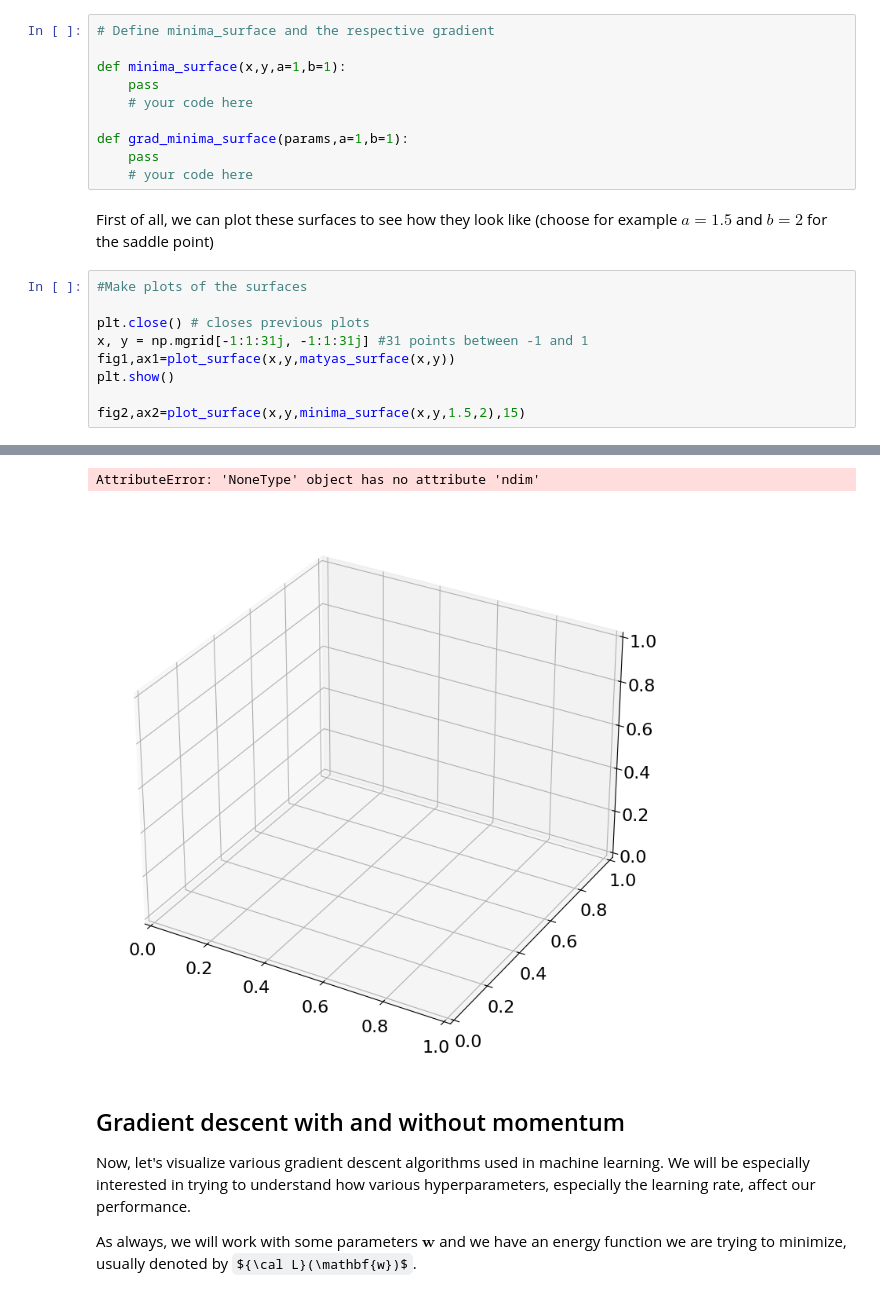
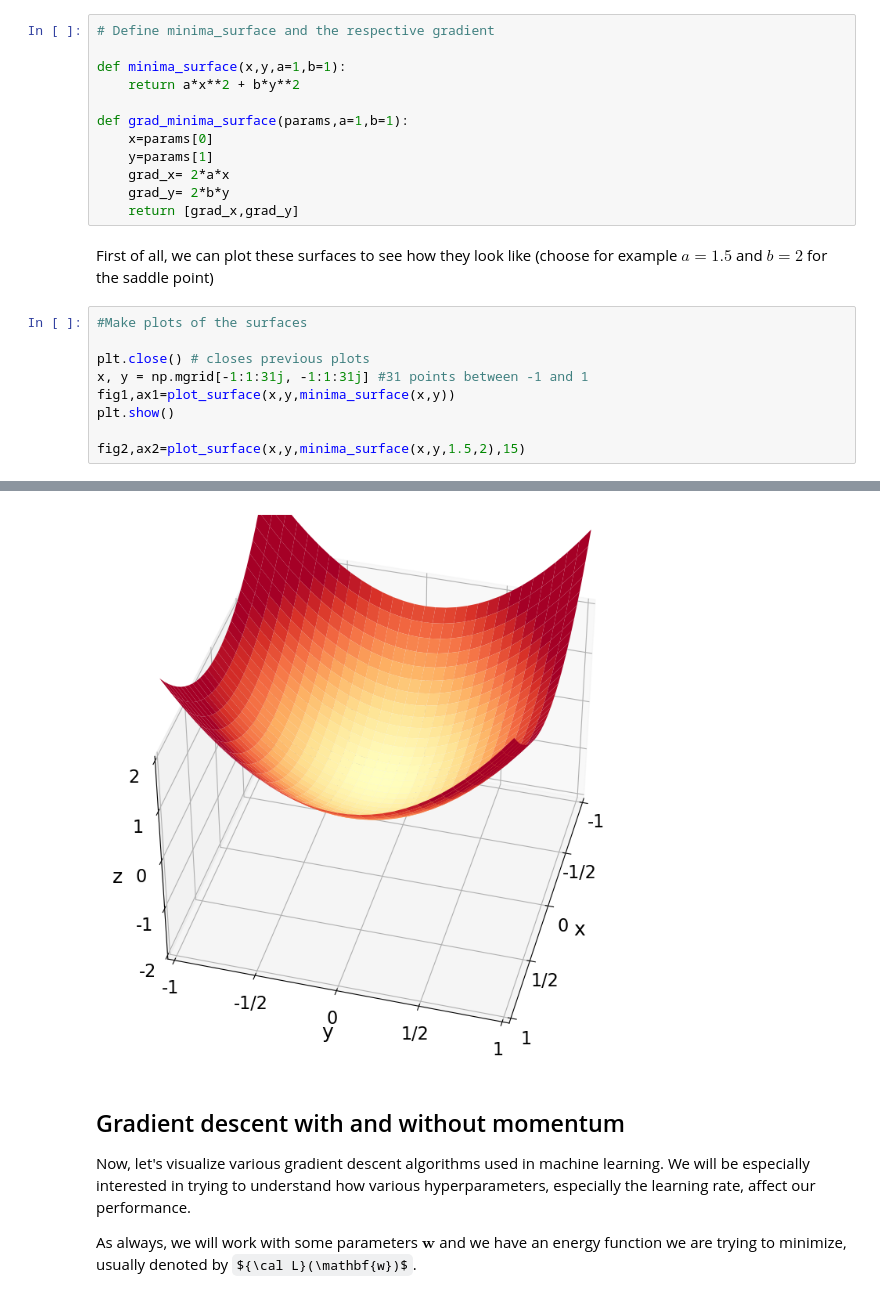
Before and after one commit to yassinuaimee/FundamentalLearningEPFL, a Jupyter notebook: TP5/[exercise]optimization_and_GD.ipynb, the cells around one changed output, grey strips where cells are left out. Drawn from its saved outputs; the diff is of its cells as text; some formulas as TeX source.

```diff
--- a/TP5/[exercise]optimization_and_GD.ipynb
+++ b/TP5/[exercise]optimization_and_GD.ipynb
@@ -403,12 +462,14 @@ def grad_matyas_surface(params):
 # Define minima_surface and the respective gradient
 
 def minima_surface(x,y,a=1,b=1):
-    pass
-    # your code here
+    return a*x**2 + b*y**2
 
 def grad_minima_surface(params,a=1,b=1):
-    pass
-    # your code here
+    x=params[0]
+    y=params[1]
+    grad_x= 2*a*x
+    grad_y= 2*b*y
+    return [grad_x,grad_y]
 # %% [markdown]
 First of all, we can plot these surfaces to see how they look like (choose for example $a=1.5$ and $b=2$ for the saddle point)
 # %%
@@ -416,7 +477,7 @@ First of all, we can plot these surfaces to see how they look like (choose for e
 
 plt.close() # closes previous plots
 x, y = np.mgrid[-1:1:31j, -1:1:31j] #31 points between -1 and 1
-fig1,ax1=plot_surface(x,y,matyas_surface(x,y))
+fig1,ax1=plot_surface(x,y,minima_surface(x,y))
 plt.show()
 
 fig2,ax2=plot_surface(x,y,minima_surface(x,y,1.5,2),15)
@@ -425,5 +486,4 @@ fig2,ax2=plot_surface(x,y,minima_surface(x,y,1.5,2),15)
-AttributeError: 'NoneType' object has no attribute 'ndim'
-[figure, old version]
+[figure, new version]
 # %% [markdown]
 ## Gradient descent with and without momentum
 
```
Also changed, not shown: parts of 29 cells of this notebook.
